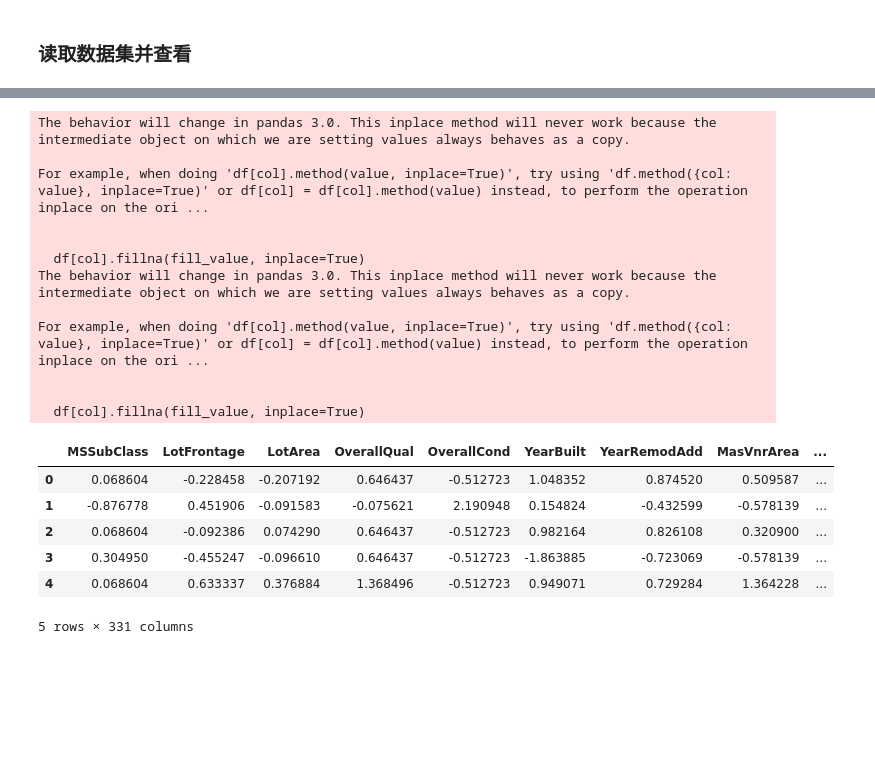
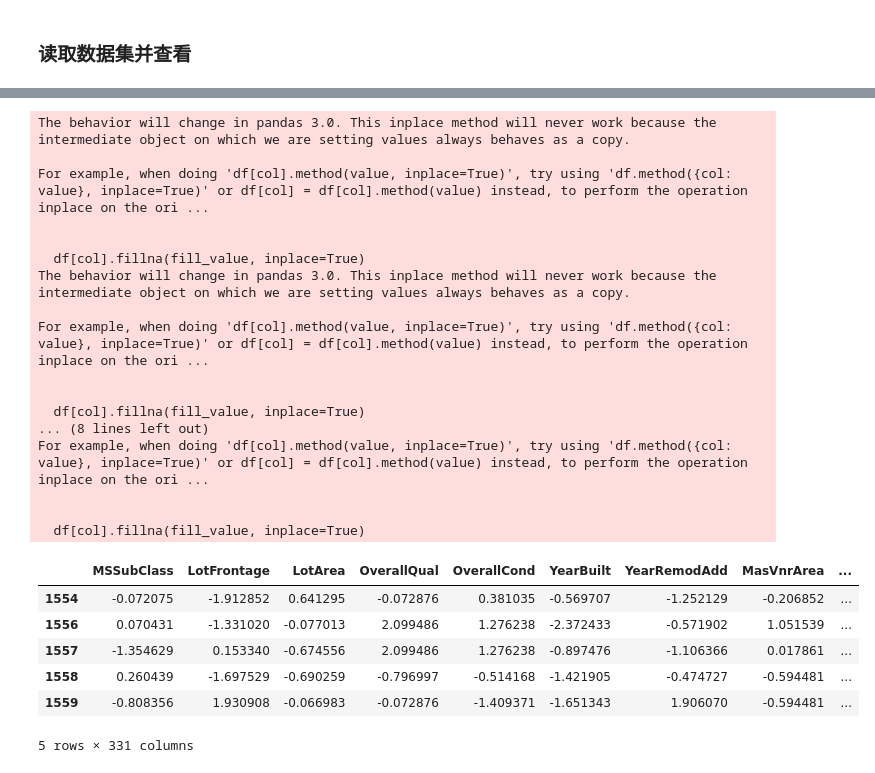
Before and after one commit to ANOPE-AD/HousePricePredicting_example, a Jupyter notebook: WorkingZone.ipynb, the cells around one changed output, grey strips where cells are left out. Cells and saved outputs as stored; diff of their text form; code cells hidden in the pictures; blank space fills up the shorter version.

```diff
--- a/WorkingZone.ipynb
+++ b/WorkingZone.ipynb
@@ -74,19 +117,23 @@ noise_example
 # %%
-def add_noise_samples(df, n_noise=1, id_col="Id"):
+def add_noise_samples(df, n_noise=1, id_col="Id", label_col="SalePrice"):
     df = df.copy()
-    numeric_cols = [col for col in df.columns if pd.api.types.is_numeric_dtype(df[col]) and col != id_col]  # 选择数值型列，排除ID列
-    categorical_cols = [col for col in df.columns if not pd.api.types.is_numeric_dtype(df[col]) and col != id_col] # 选择非数值型列，排除ID列
+    numeric_cols = [col for col in df.columns if pd.api.types.is_numeric_dtype(df[col]) and col != id_col]
+    categorical_cols = [col for col in df.columns if not pd.api.types.is_numeric_dtype(df[col]) and col != id_col]
     means = {col: df[col].mean() for col in numeric_cols}
     stds = {col: df[col].std() for col in numeric_cols}
     noise_rows = []
-    for _ in range(n_noise):    # 遍历指定数值生成n_noise个噪声样本
+    for _ in range(n_noise):
         noise = {}
-        for col in df.columns:  #生成逻辑与上块代码类似
+        for col in df.columns:
             if col == id_col:
                 noise[col] = df[col].max() + 1 + _
             elif col in numeric_cols:
                 value = np.random.normal(loc=means[col], scale=stds[col])
-                value = np.clip(value, 0, None)
+                # 对标签也做clip
+                if col == label_col:
+                    value = np.clip(value, 1, None)
+                else:
+                    value = np.clip(value, 0, None)
                 if pd.api.types.is_integer_dtype(df[col]):
                     value = int(round(value))
                 else:
@@ -98,8 +145,8 @@ def add_noise_samples(df, n_noise=1, id_col="Id"):
             else:
                 noise[col] = np.nan
         noise_rows.append(noise)
-    noise_df = pd.DataFrame(noise_rows, columns=df.columns) #生成的所有新噪声
-    return pd.concat([df, noise_df], ignore_index=True) #将噪声数据与原数据合并后返回
+    noise_df = pd.DataFrame(noise_rows, columns=df.columns)
+    return pd.concat([df, noise_df], ignore_index=True)
 # %%
 train_data = add_noise_samples(train_data,20)
 train_data.tail()
@@ -150,9 +220,11 @@ def preprocess_data(df, enhance_noise=False, n_noise=0, id_col="Id", label_col="
 
     return df
 # %%
-train_data = pd.read_csv('DataSet/train.csv')
-train_data = preprocess_data(train_data, enhance_noise=True, n_noise=20)
-train_data.head()
+train_data = pd.read_csv(r'DataSet\train.csv')
+test_data = pd.read_csv(r'DataSet\test.csv')
+
+train_data = preprocess_data(train_data,True,100)
+test_data = preprocess_data(test_data)
 # %% [output]
 The behavior will change in pandas 3.0. This inplace method will never work because the intermediate object on which we are setting values always behaves as a copy.
 
@@ -166,10 +238,8 @@ For example, when doing 'df[col].method(value, inplace=True)', try using 'df.met
 
 
   df[col].fillna(fill_value, inplace=True)
+... (8 lines left out)
+For example, when doing 'df[col].method(value, inplace=True)', try using 'df.method({col: value}, inplace=True)' or df[col] = df[col].method(value) instead, to perform the operation inplace on the ori ...
+
+
+  df[col].fillna(fill_value, inplace=True)
-|  | MSSubClass | LotFrontage | LotArea | OverallQual | OverallCond | YearBuilt | YearRemodAdd | MasVnrArea | ... |
-| 0 | 0.068604 | -0.228458 | -0.207192 | 0.646437 | -0.512723 | 1.048352 | 0.874520 | 0.509587 | ... |
-| 1 | -0.876778 | 0.451906 | -0.091583 | -0.075621 | 2.190948 | 0.154824 | -0.432599 | -0.578139 | ... |
-| 2 | 0.068604 | -0.092386 | 0.074290 | 0.646437 | -0.512723 | 0.982164 | 0.826108 | 0.320900 | ... |
-| 3 | 0.304950 | -0.455247 | -0.096610 | 0.646437 | -0.512723 | -1.863885 | -0.723069 | -0.578139 | ... |
-| 4 | 0.068604 | 0.633337 | 0.376884 | 1.368496 | -0.512723 | 0.949071 | 0.729284 | 1.364228 | ... |
-5 rows × 331 columns
@@ -175,0 +270,17 @@ For example, when doing 'df[col].method(value, inplace=True)', try using 'df.met
+# %%
+val_data = train_data.sample(frac=0.2, random_state=42)  # 从训练集中随机抽取20%作为验证集
+train_data = train_data.drop(val_data.index)  # 剔除验证集数据
+
+val_dataset = DataFrameDataset(val_data)
+train_dataset = DataFrameDataset(train_data)
+test_dataset = DataFrameDataset(test_data, label_col=None)
+# %%
+train_data.tail()
+# %% [output]
+|  | MSSubClass | LotFrontage | LotArea | OverallQual | OverallCond | YearBuilt | YearRemodAdd | MasVnrArea | ... |
+| 1554 | -0.072075 | -1.912852 | 0.641295 | -0.072876 | 0.381035 | -0.569707 | -1.252129 | -0.206852 | ... |
+| 1556 | 0.070431 | -1.331020 | -0.077013 | 2.099486 | 1.276238 | -2.372433 | -0.571902 | 1.051539 | ... |
+| 1557 | -1.354629 | 0.153340 | -0.674556 | 2.099486 | 1.276238 | -0.897476 | -1.106366 | 0.017861 | ... |
+| 1558 | 0.260439 | -1.697529 | -0.690259 | -0.796997 | -0.514168 | -1.421905 | -0.474727 | -0.594481 | ... |
+| 1559 | -0.808356 | 1.930908 | -0.066983 | -0.072876 | -1.409371 | -1.651343 | 1.906070 | -0.594481 | ... |
+5 rows × 331 columns
```
Also changed, not shown: parts of 17 cells of this notebook.
